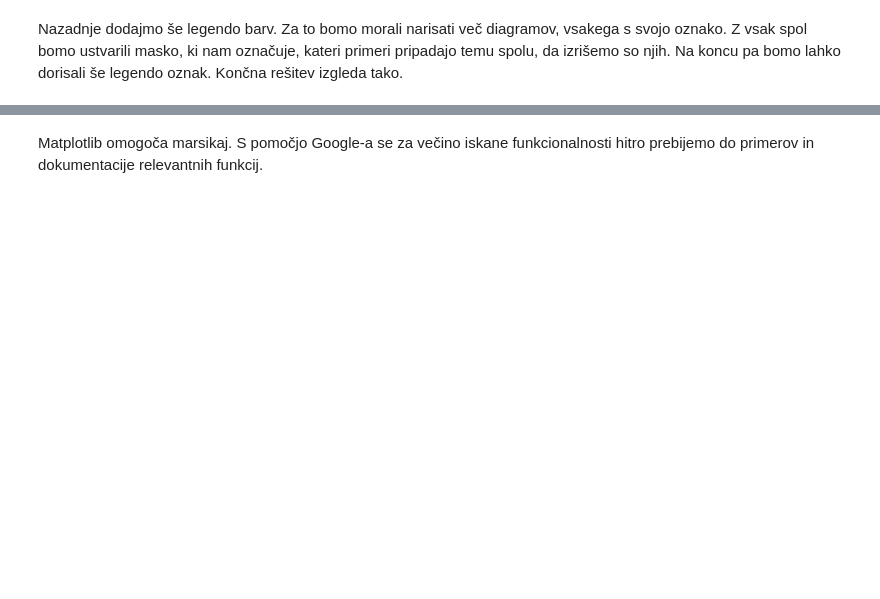
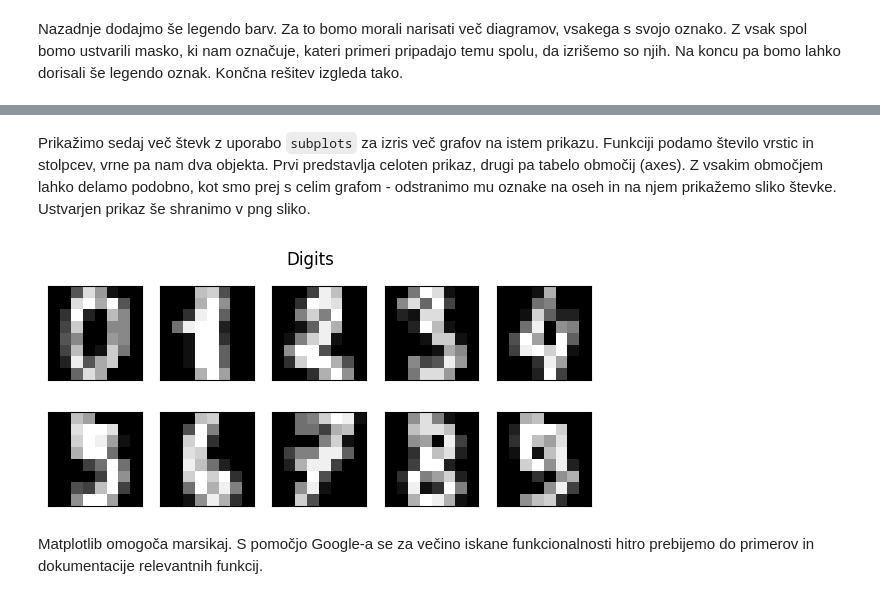
Before and after one commit to thocevar/PEF-P2, a Jupyter notebook: 09-vizualizacije.ipynb, the cells around one changed output, grey strips where cells are left out. Drawn from its saved outputs; the diff is of its cells as text; code cells hidden in the pictures; blank space fills up the shorter version.

```diff
--- a/09-vizualizacije.ipynb
+++ b/09-vizualizacije.ipynb
@@ -191,2 +199,18 @@ plt.show()
+# %% [markdown]
+Prikažimo sedaj več števk z uporabo `subplots` za izris več grafov na istem prikazu. Funkciji podamo število vrstic in stolpcev, vrne pa nam dva objekta. Prvi predstavlja celoten prikaz, drugi pa tabelo območij (axes). Z vsakim območjem lahko delamo podobno, kot smo prej s celim grafom - odstranimo mu oznake na oseh in na njem prikažemo sliko števke. Ustvarjen prikaz še shranimo v png sliko.
+# %%
+h, w = 2, 5
+n = h*w
+fig, axes = plt.subplots(h, w, figsize=(7,3))
+fig.suptitle("Digits")  # super title
+for i in range(h):
+    for j in range(w):
+        ax = axes[i,j]
+        ax.set_xticks([])
+        ax.set_yticks([])
+        ax.imshow(digits[i*w+j].reshape(8,8), cmap="gray")
+plt.savefig('digits.png')
+# %% [output]
+[figure, added]
 # %% [markdown]
 Matplotlib omogoča marsikaj. S pomočjo Google-a se za večino iskane funkcionalnosti hitro prebijemo do primerov in dokumentacije  relevantnih funkcij.
```
Also changed, not shown: parts of 16 cells of this notebook.
